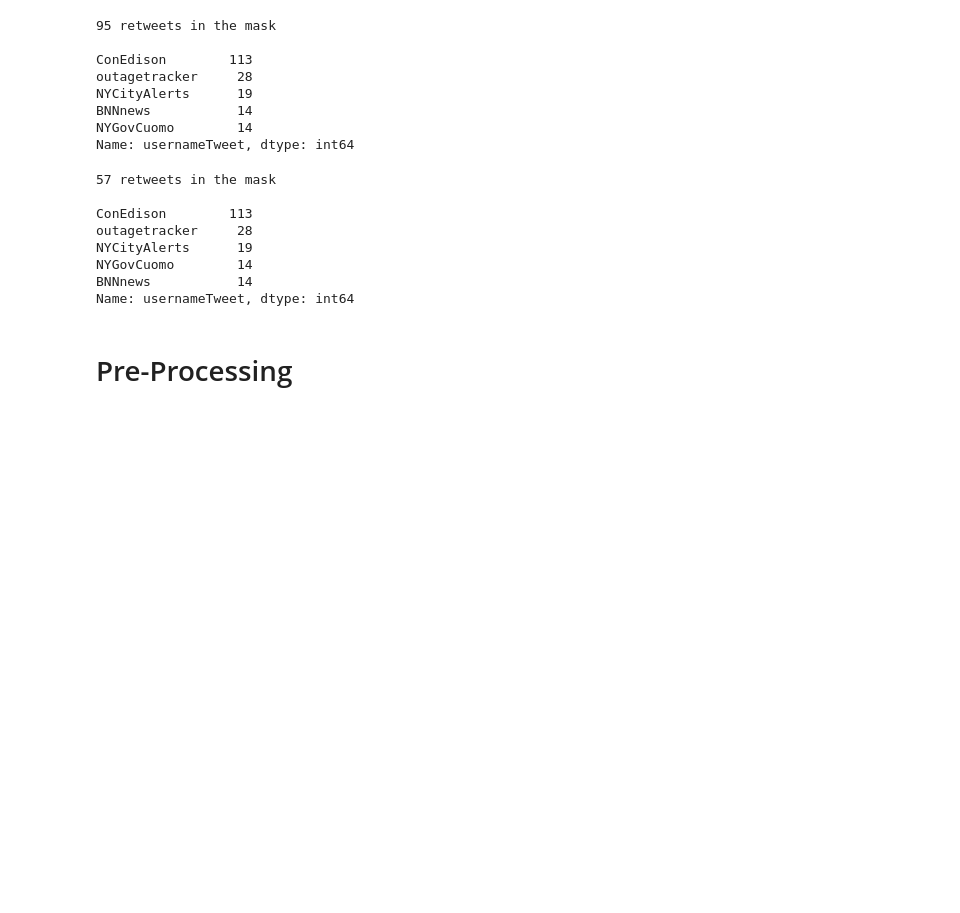
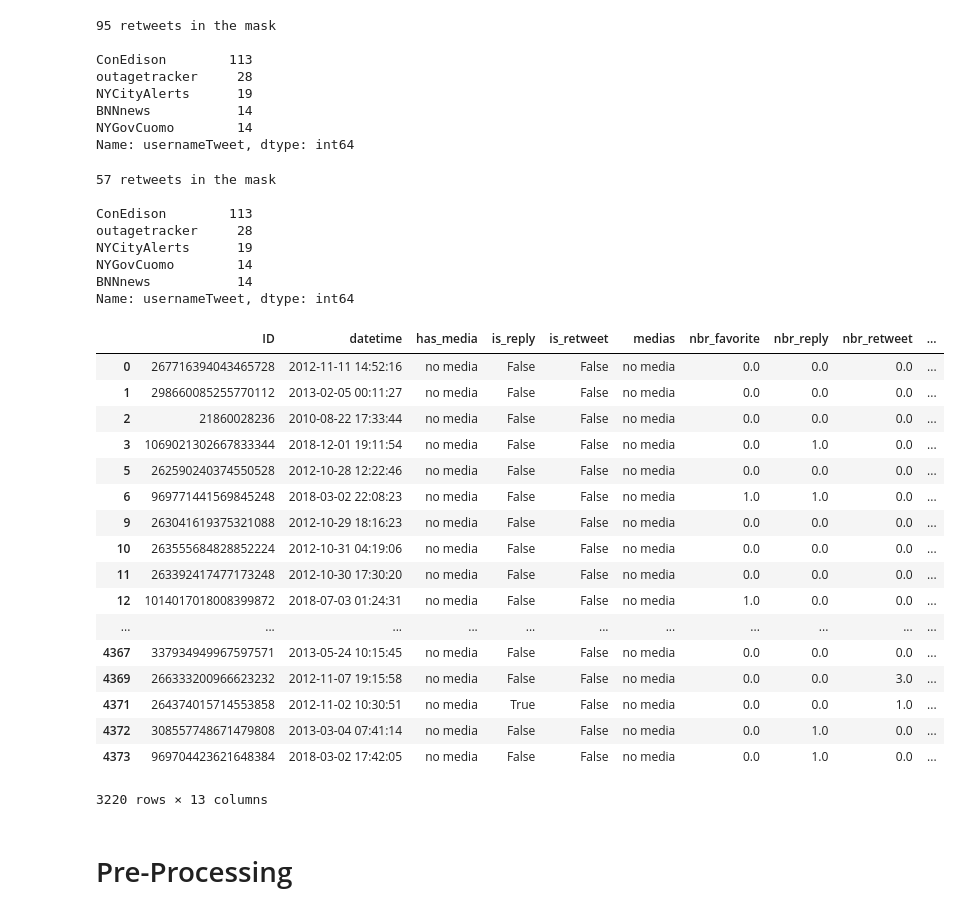
Before and after one commit to iceberg425/Client_Project, a Jupyter notebook: Client_Project_Kevin.ipynb, the cells around one changed output. Cells and saved outputs as stored; diff of their text form; code cells hidden in the pictures; blank space fills up the shorter version.

```diff
--- a/Client_Project_Kevin.ipynb
+++ b/Client_Project_Kevin.ipynb
@@ -354,3 +350,24 @@ print(len(df_no_notifyNYC[df_no_notifyNYC.text.str.contains('Retweet')]))
+# %%
+df_without_notify_retweets
+# %% [output]
+|  | ID | datetime | has_media | is_reply | is_retweet | medias | nbr_favorite | nbr_reply | nbr_retweet | ... |
+| 0 | 267716394043465728 | 2012-11-11 14:52:16 | no media | False | False | no media | 0.0 | 0.0 | 0.0 | ... |
+| 1 | 298660085255770112 | 2013-02-05 00:11:27 | no media | False | False | no media | 0.0 | 0.0 | 0.0 | ... |
+| 2 | 21860028236 | 2010-08-22 17:33:44 | no media | False | False | no media | 0.0 | 0.0 | 0.0 | ... |
+| 3 | 1069021302667833344 | 2018-12-01 19:11:54 | no media | False | False | no media | 0.0 | 1.0 | 0.0 | ... |
+| 5 | 262590240374550528 | 2012-10-28 12:22:46 | no media | False | False | no media | 0.0 | 0.0 | 0.0 | ... |
+| 6 | 969771441569845248 | 2018-03-02 22:08:23 | no media | False | False | no media | 1.0 | 1.0 | 0.0 | ... |
+| 9 | 263041619375321088 | 2012-10-29 18:16:23 | no media | False | False | no media | 0.0 | 0.0 | 0.0 | ... |
+| 10 | 263555684828852224 | 2012-10-31 04:19:06 | no media | False | False | no media | 0.0 | 0.0 | 0.0 | ... |
+| 11 | 263392417477173248 | 2012-10-30 17:30:20 | no media | False | False | no media | 0.0 | 0.0 | 0.0 | ... |
+| 12 | 1014017018008399872 | 2018-07-03 01:24:31 | no media | False | False | no media | 1.0 | 0.0 | 0.0 | ... |
+| ... | ... | ... | ... | ... | ... | ... | ... | ... | ... | ... |
+| 4367 | 337934949967597571 | 2013-05-24 10:15:45 | no media | False | False | no media | 0.0 | 0.0 | 0.0 | ... |
+| 4369 | 266333200966623232 | 2012-11-07 19:15:58 | no media | False | False | no media | 0.0 | 0.0 | 3.0 | ... |
+| 4371 | 264374015714553858 | 2012-11-02 10:30:51 | no media | True | False | no media | 0.0 | 0.0 | 1.0 | ... |
+| 4372 | 308557748671479808 | 2013-03-04 07:41:14 | no media | False | False | no media | 0.0 | 1.0 | 0.0 | ... |
+| 4373 | 969704423621648384 | 2018-03-02 17:42:05 | no media | False | False | no media | 0.0 | 1.0 | 0.0 | ... |
+3220 rows × 13 columns
 # %% [markdown]
 # Pre-Processing
 # %% [markdown]
```
Also changed, not shown: parts of 34 cells of this notebook, 2 other files.
